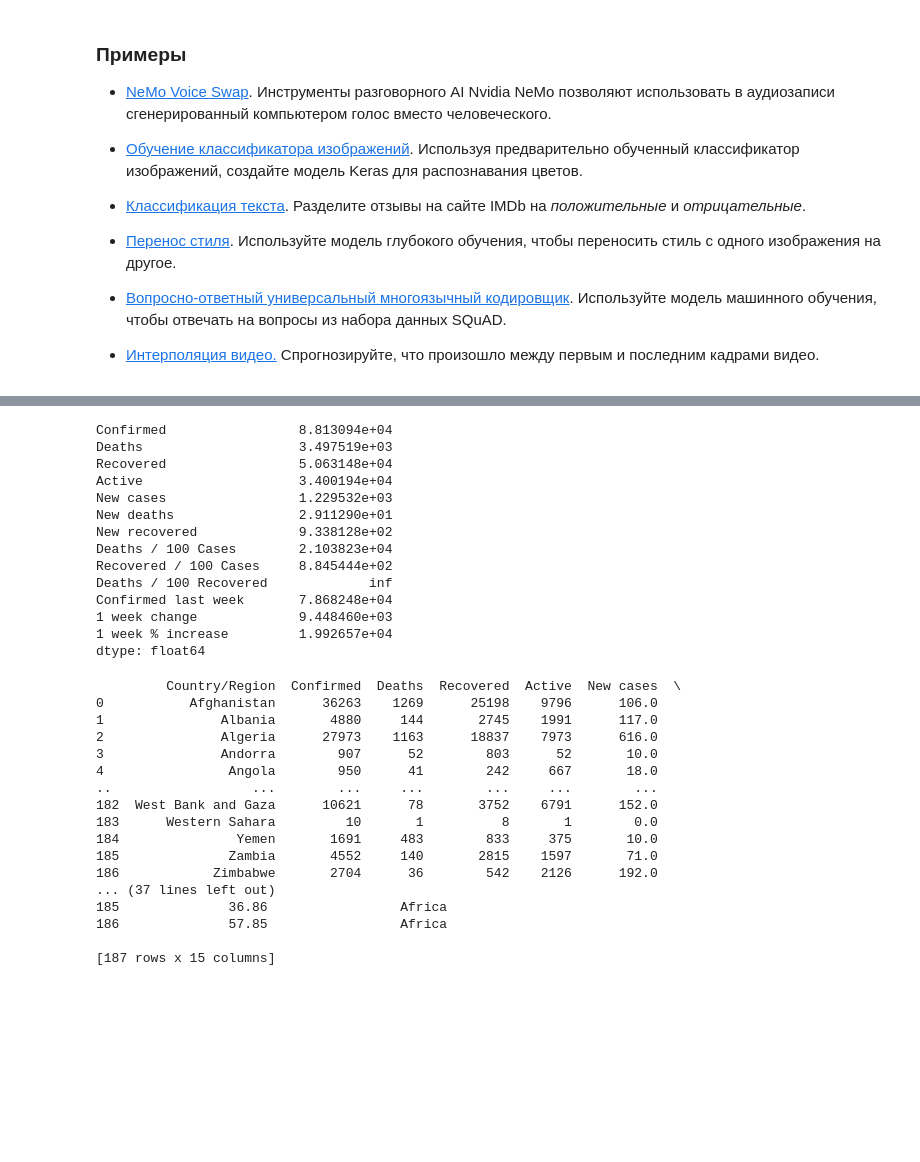
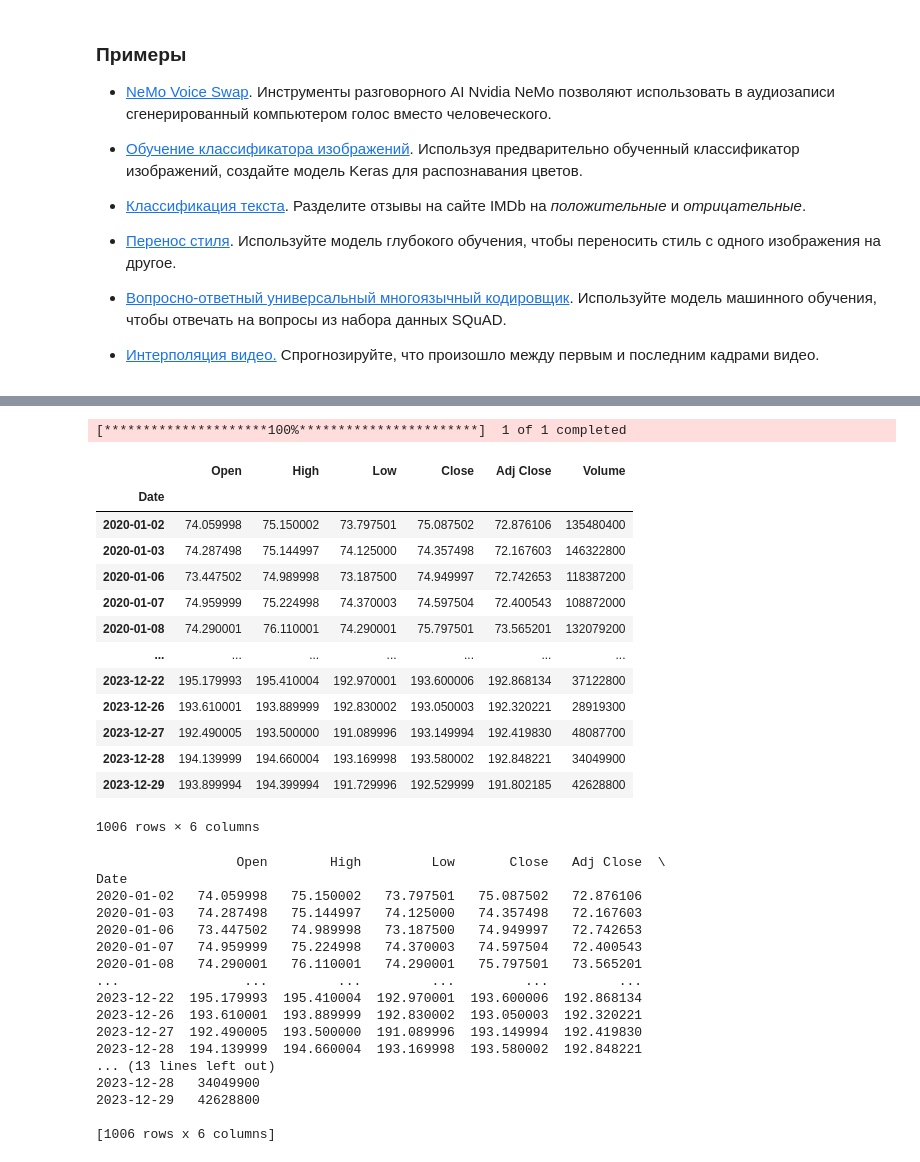
Before and after one commit to Aigulka1979/My_repos, a Jupyter notebook: Добро_пожаловать_в_Colaboratory!.ipynb, the cells around one changed output, grey strips where cells are left out. Drawn from its saved outputs; the diff is of its cells as text; code cells hidden in the pictures; blank space fills up the shorter version.

```diff
--- a/Добро_пожаловать_в_Colaboratory!.ipynb
+++ b/Добро_пожаловать_в_Colaboratory!.ipynb
@@ -468,37 +173,43 @@ df.fillna(2)
-# %%
-print(df.mean(numeric_only=True))
-# %% [output]
-Confirmed                 8.813094e+04
-Deaths                    3.497519e+03
-Recovered                 5.063148e+04
-Active                    3.400194e+04
-New cases                 1.229532e+03
-New deaths                2.911290e+01
-New recovered             9.338128e+02
-Deaths / 100 Cases        2.103823e+04
-Recovered / 100 Cases     8.845444e+02
-Deaths / 100 Recovered             inf
-Confirmed last week       7.868248e+04
-1 week change             9.448460e+03
-1 week % increase         1.992657e+04
-dtype: float64
-# %%
-print(df.fillna(df.mean(numeric_only=True)))
-# %% [output]
-         Country/Region  Confirmed  Deaths  Recovered  Active  New cases  \
-0           Afghanistan      36263    1269      25198    9796      106.0
-1               Albania       4880     144       2745    1991      117.0
-2               Algeria      27973    1163      18837    7973      616.0
-3               Andorra        907      52        803      52       10.0
-4                Angola        950      41        242     667       18.0
-..                  ...        ...     ...        ...     ...        ...
-182  West Bank and Gaza      10621      78       3752    6791      152.0
-183      Western Sahara         10       1          8       1        0.0
-184               Yemen       1691     483        833     375       10.0
-185              Zambia       4552     140       2815    1597       71.0
-186            Zimbabwe       2704      36        542    2126      192.0
-... (37 lines left out)
-185              36.86                 Africa
-186              57.85                 Africa
-
-[187 rows x 15 columns]
+# %%
+import yfinance as yf
+tick= ['AAPL']
+
+nvda= yf.download(tick, start="2020-1-1", end= "2024-1-1")
+nvda
+# %% [output]
+[*********************100%***********************]  1 of 1 completed
+|  | Open | High | Low | Close | Adj Close | Volume |
+| Date |  |  |  |  |  |  |
+| 2020-01-02 | 74.059998 | 75.150002 | 73.797501 | 75.087502 | 72.876106 | 135480400 |
+| 2020-01-03 | 74.287498 | 75.144997 | 74.125000 | 74.357498 | 72.167603 | 146322800 |
+| 2020-01-06 | 73.447502 | 74.989998 | 73.187500 | 74.949997 | 72.742653 | 118387200 |
+| 2020-01-07 | 74.959999 | 75.224998 | 74.370003 | 74.597504 | 72.400543 | 108872000 |
+| 2020-01-08 | 74.290001 | 76.110001 | 74.290001 | 75.797501 | 73.565201 | 132079200 |
+| ... | ... | ... | ... | ... | ... | ... |
+| 2023-12-22 | 195.179993 | 195.410004 | 192.970001 | 193.600006 | 192.868134 | 37122800 |
+| 2023-12-26 | 193.610001 | 193.889999 | 192.830002 | 193.050003 | 192.320221 | 28919300 |
+| 2023-12-27 | 192.490005 | 193.500000 | 191.089996 | 193.149994 | 192.419830 | 48087700 |
+| 2023-12-28 | 194.139999 | 194.660004 | 193.169998 | 193.580002 | 192.848221 | 34049900 |
+| 2023-12-29 | 193.899994 | 194.399994 | 191.729996 | 192.529999 | 191.802185 | 42628800 |
+1006 rows × 6 columns
+# %%
+
+print(nvda.dropna(how='all'))
+# %% [output]
+                  Open        High         Low       Close   Adj Close  \
+Date
+2020-01-02   74.059998   75.150002   73.797501   75.087502   72.876106
+2020-01-03   74.287498   75.144997   74.125000   74.357498   72.167603
+2020-01-06   73.447502   74.989998   73.187500   74.949997   72.742653
+2020-01-07   74.959999   75.224998   74.370003   74.597504   72.400543
+2020-01-08   74.290001   76.110001   74.290001   75.797501   73.565201
+...                ...         ...         ...         ...         ...
+2023-12-22  195.179993  195.410004  192.970001  193.600006  192.868134
+2023-12-26  193.610001  193.889999  192.830002  193.050003  192.320221
+2023-12-27  192.490005  193.500000  191.089996  193.149994  192.419830
+2023-12-28  194.139999  194.660004  193.169998  193.580002  192.848221
+... (13 lines left out)
+2023-12-28   34049900
+2023-12-29   42628800
+
+[1006 rows x 6 columns]
```
Also changed, not shown: parts of 35 cells of this notebook.
